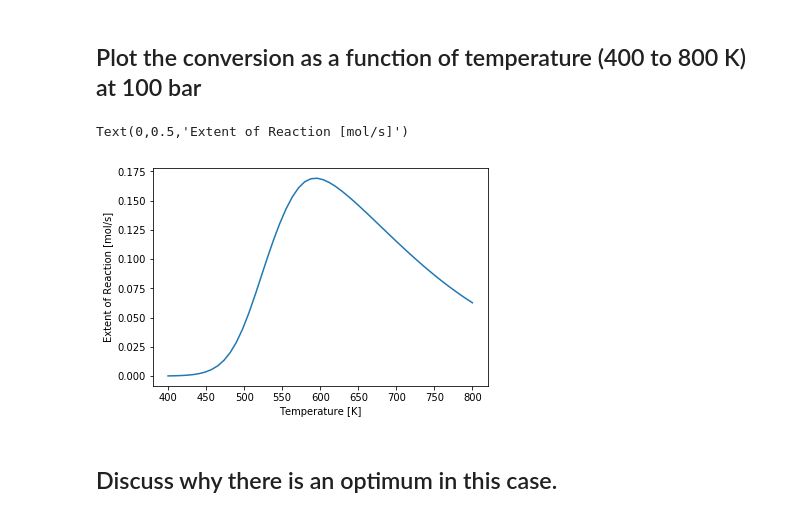
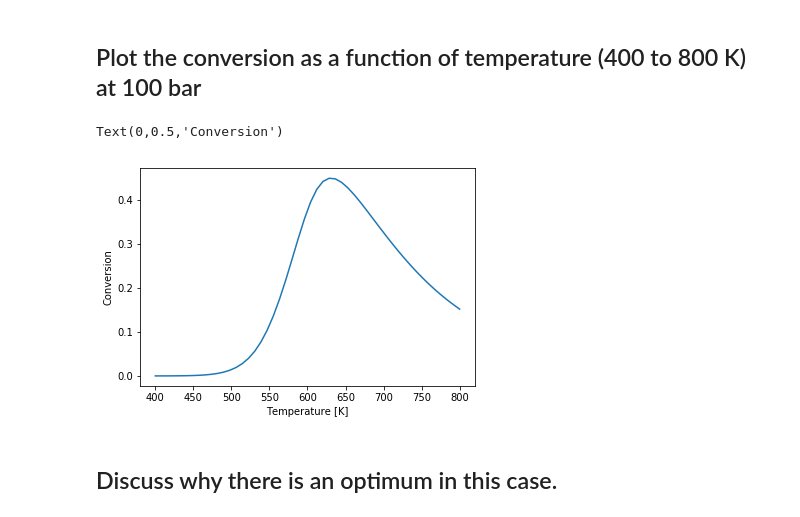
Before and after one commit to vikeinstein/f18-06625, a Jupyter notebook: assignments/HW5_solution.ipynb, the cells around one changed output. Drawn from its saved outputs; the diff is of its cells as text; code cells hidden in the pictures.

```diff
--- a/assignments/HW5_solution.ipynb
+++ b/assignments/HW5_solution.ipynb
@@ -239,32 +239,32 @@ Steady state textent of reaction = 0.108 mol/s
 # %%
 @np.vectorize
 def solve_CSTR(T,P):
     k1 = 1e-3 * np.exp(-103/R/T)
     K = np.exp(-G_rxn(T)/R/T)
     N0 = [.25,.75,0]
     x0 = np.array([.25,.75,0])
     F0 = 1 #mol/s
     v0 = F0 * R_ * T / P
     V = 10000
     def CSTR_balance(xi, T, P):
         N = N0 + xi*nu
         v = v0*np.sum(N)/np.sum(N0)
         x = N/np.sum(N)
         Pi = P*x
         C = P / R_ / T * x
         r = k1 * (Pi[0] * Pi[1]**3 - Pi[2]**2/K)
         dNNdt = x[0]*F0 - v*C[0] + r*V*nu[0]
         return [dNNdt]
 
     return fsolve(CSTR_balance,0.1,args=(T,P))[0]
 
 Tspan = np.linspace(400,800)
-plt.plot(Tspan,solve_CSTR(Tspan,200))
+plt.plot(Tspan,solve_CSTR(Tspan,100)/0.25)
 plt.xlabel('Temperature [K]')
-plt.ylabel('Extent of Reaction [mol/s]')
+plt.ylabel('Conversion')
 # %% [output]
-Text(0,0.5,'Extent of Reaction [mol/s]')
+Text(0,0.5,'Conversion')
-[figure, old version]
+[figure, new version]
 # %% [markdown]
 ## Discuss why there is an optimum in this case.
 # %% [markdown]
```
Also changed, not shown: parts of 3 cells of this notebook.
